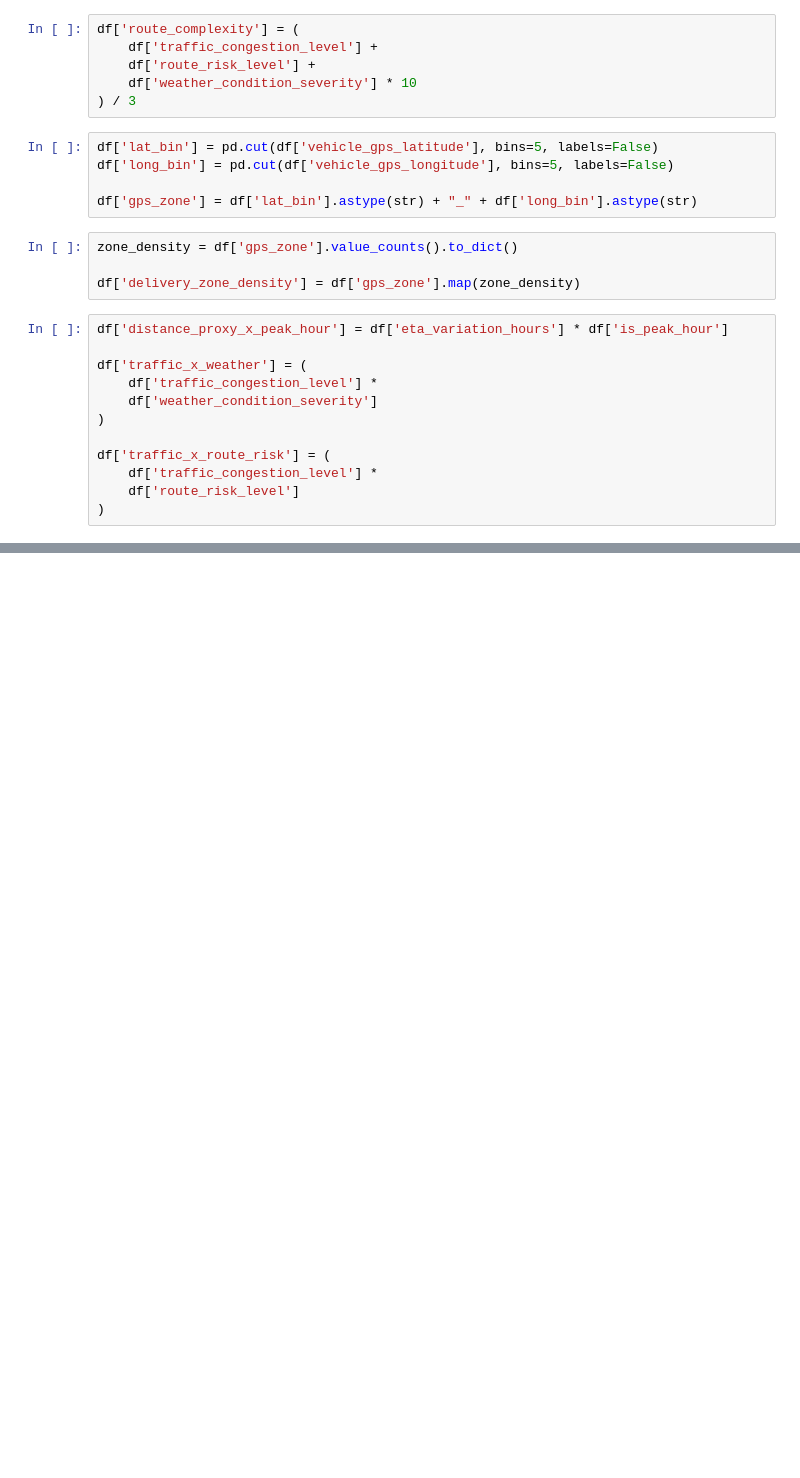
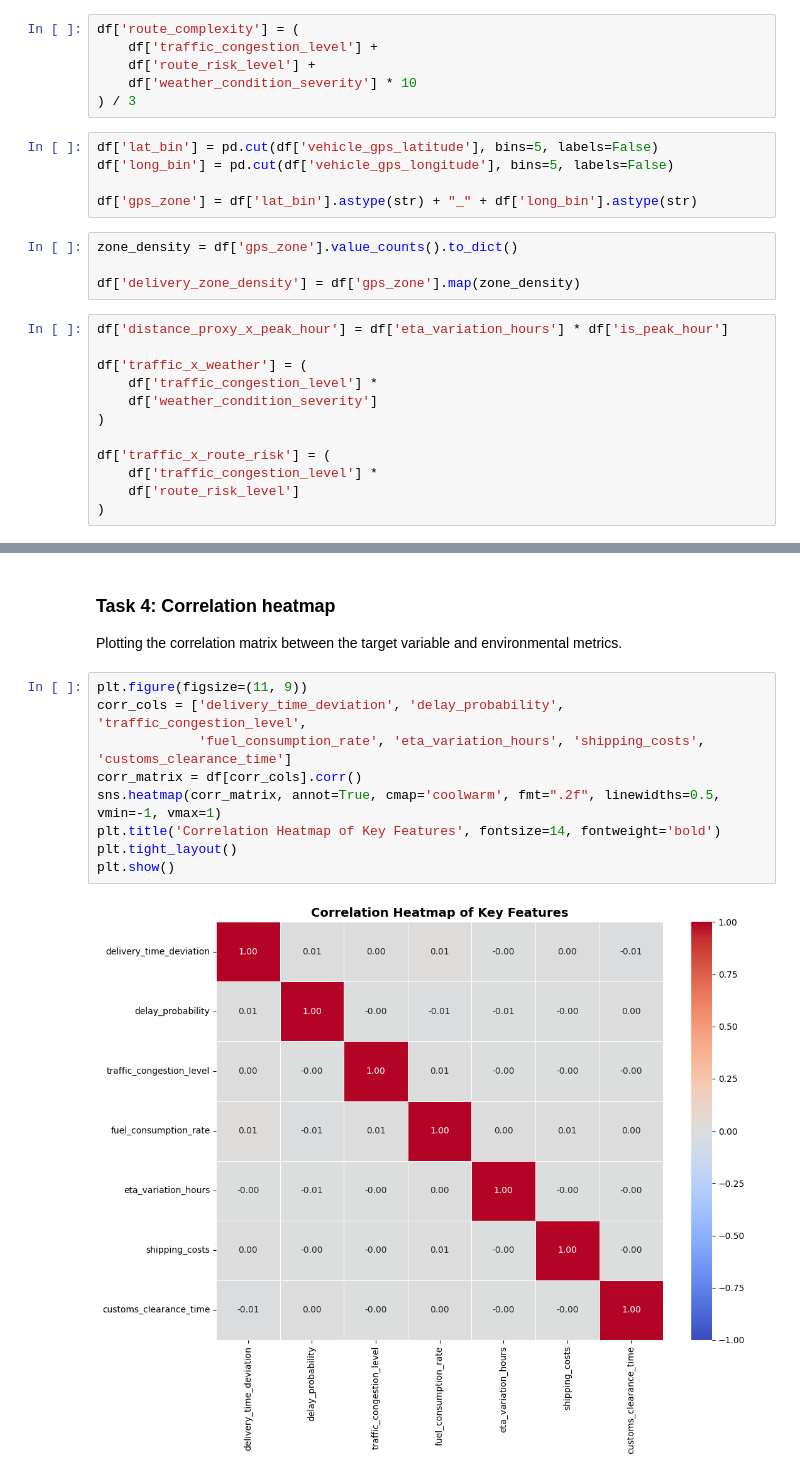
Before and after one commit to nguyennamthang56-cmd/projectshiptime, a Jupyter notebook: Data Understanding & Data Pre-processing.ipynb, the cells around one changed output, grey strips where cells are left out. Drawn from its saved outputs; the diff is of its cells as text; blank space fills up the shorter version.

```diff
--- a/Data Understanding & Data Pre-processing.ipynb
+++ b/Data Understanding & Data Pre-processing.ipynb
@@ -190,0 +385,14 @@ print("Cleaned dataset exported successfully!")
+# %% [markdown]
+### Task 4: Correlation heatmap
+Plotting the correlation matrix between the target variable and environmental metrics.
+# %%
+plt.figure(figsize=(11, 9))
+corr_cols = ['delivery_time_deviation', 'delay_probability', 'traffic_congestion_level',
+             'fuel_consumption_rate', 'eta_variation_hours', 'shipping_costs', 'customs_clearance_time']
+corr_matrix = df[corr_cols].corr()
+sns.heatmap(corr_matrix, annot=True, cmap='coolwarm', fmt=".2f", linewidths=0.5, vmin=-1, vmax=1)
+plt.title('Correlation Heatmap of Key Features', fontsize=14, fontweight='bold')
+plt.tight_layout()
+plt.show()
+# %% [output]
+[figure, added]
```
Also changed, not shown: parts of 27 cells of this notebook.
